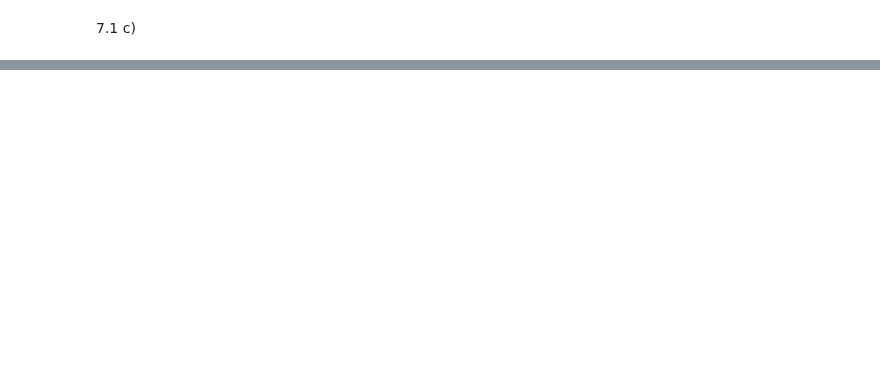
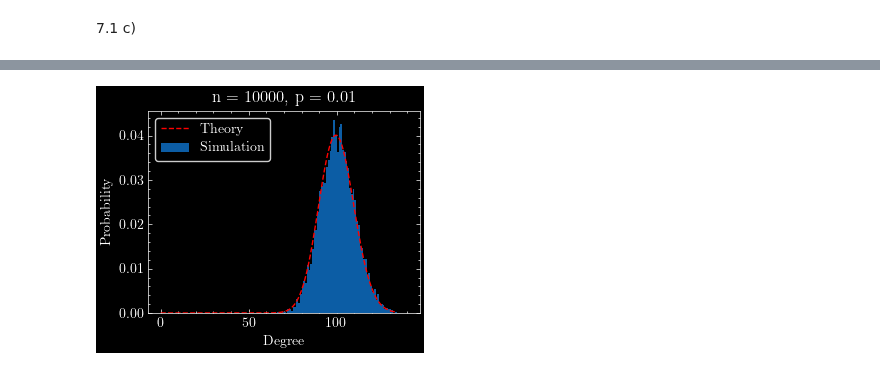
Before and after one commit to FelixWaldschock/Chalmers_FFR120_Simulation_Of_Complex_System, a Jupyter notebook: HW_03/Exercise_12-1.ipynb, the cells around one changed output, grey strips where cells are left out. Cells and saved outputs as stored; diff of their text form; code cells hidden in the pictures; blank space fills up the shorter version.

```diff
--- a/HW_03/Exercise_12-1.ipynb
+++ b/HW_03/Exercise_12-1.ipynb
@@ -110,0 +123,25 @@ plt.show()
+# %%
+# Show that gaussian distribution is the limit of the binomial distribution
+n = 10000
+p = 0.01
+
+# plot the histogram of the degree distribution and the theoretical degree distribution
+A = erdos_renyi(n,p)
+degree = getDegree(A)
+
+# plot the histogram of the degree distribution
+# bins need to depend on bincount of degree
+bins = np.arange(0,degree.max()+1)
+
+plt.hist(degree, bins=bins, density=True)
+plt.title("n = {}, p = {}".format(n,p))
+plt.xlabel("Degree")
+
+# plot the theoretical degree distribution
+ks = np.arange(0,degree.max()+1)
+plt.plot(ks, probabilityDegreeTheoretical(ks, n, p), '--', color='red')
+plt.legend(['Theory','Simulation'])
+plt.ylabel("Probability")
+plt.show()
+# %% [output]
+[figure, added]
```
Also changed, not shown: parts of 9 cells of this notebook, 5 other files.
